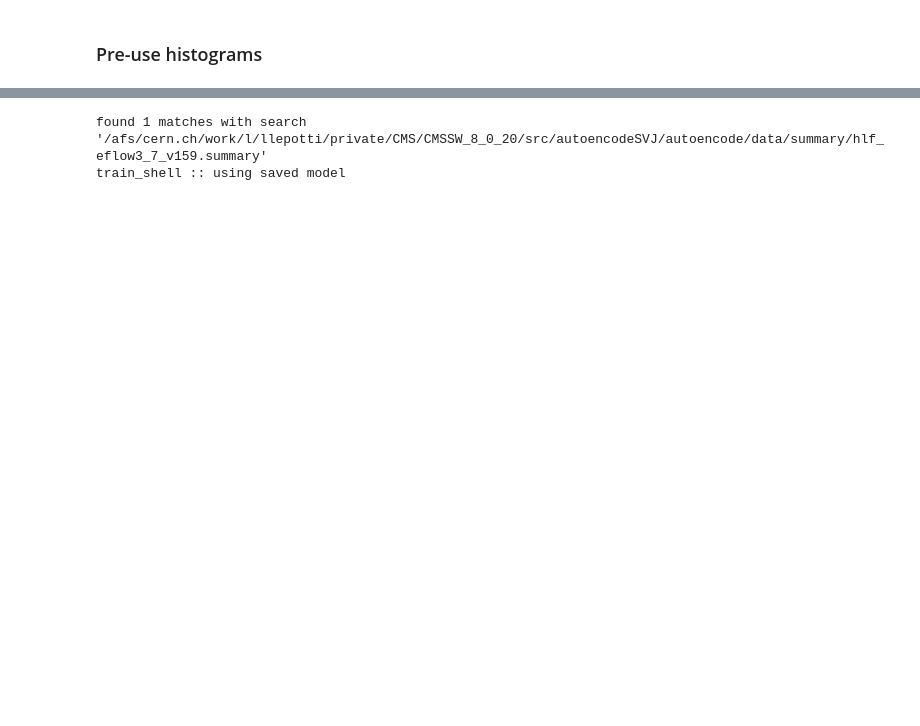
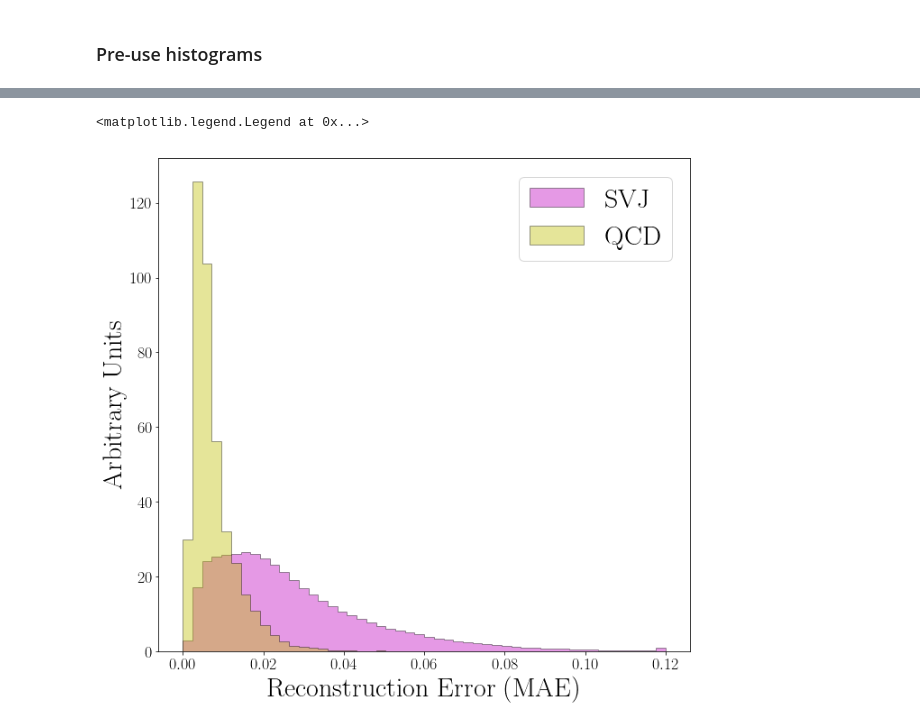
Before and after one commit to luclepot/SVJ, a Jupyter notebook: newplots.ipynb, the cells around one changed output, grey strips where cells are left out. Saved outputs shown, nothing was run; the diff lists cells and outputs as text; code cells hidden in the pictures; blank space fills up the shorter version.

```diff
--- a/newplots.ipynb
+++ b/newplots.ipynb
@@ -411,5 +427,75 @@ for x in axs[i:]:
-# %%
-e = ev.ae_evaluation('hlf_eflow3_7_v159')
-# %% [output]
-found 1 matches with search '/afs/cern.ch/work/l/llepotti/private/CMS/CMSSW_8_0_20/src/autoencodeSVJ/autoencode/data/summary/hlf_eflow3_7_v159.summary'
-train_shell :: using saved model
+# %%
+data = converter({'Z': signal_err, 'qcd': errors['qcd']})
+data.pop('mse')
+bins=50
+ylabel=None
+normed=1
+xlog=False
+ylog=False
+pileup=True
+rng=(0, 0.12)
+
+#     recon_kwd = '(Reconstructed)'
+#     data = plotdata(e.errs_dict, names=names, drop=drop)
+
+fs = 18
+plt.rcParams['font.family'] = 'serif'
+plt.rcParams['figure.autolayout'] = True
+plt.rcParams['xtick.labelsize']=fs
+plt.rcParams['ytick.labelsize']=fs
+matplotlib.rcParams.update({'font.size': 30})
+
+#     rows, cols = (1,1)
+f, ax = plt.subplots(1, 1, figsize=(2*m1, 2*m2))
+
+#     f.suptitle("Input Variables", y=1.02, fontsize=30)
+ogbins = bins
+
+for d,v in data.items():
+    if 'bins' in var_styles[d]:
+        bins = var_styles[d].pop('bins')
+    else:
+        bins = ogbins
+
+    if 'range' in var_styles[d]:
+        rng = var_styles[d].pop('range')
+    elif rng is None:
+        rng = map(lambda f: f(map(f, v.values())), [min, max])
+
+
+#         keys = reversed(sorted([k for k in v.keys() if len(k.split()) == 1]) + sorted([k for k in v.keys() if len(k.split()) > 1]))
+    for k in v.keys():
+
+        datum = v[k]
+
+        if pileup:
+            datum[datum < rng[0]] = rng[0]
+            datum[datum > rng[1]] = rng[1]
+        nbins = bins
+        if xlog:
+            nbins = np.geomspace(rng[0], rng[1], bins)
+
+        style = styles[k].copy()
+
+#             style['alpha'] = 0.3
+        ax.hist(datum, range=rng,bins=nbins, normed=normed, **style)
+
+        var_style = var_styles[d].copy()
+        if 'Variable' in var_style['xlabel']:
+            var_style['xlabel'] = "EFP " + var_style['xlabel']
+
+        ax.set_xlabel(**(var_style))
+#             ax.set_yscale('log')
+        if xlog:
+            ax.set_xscale('log')
+        if ylog:
+            ax.set_yscale('log', nonposy='clip')
+        if ylabel is not None:
+            ax.set_ylabel(ylabel)
+
+ax.set_ylabel('Arbitrary Units')
+handles,labels = ax.get_legend_handles_labels()
+plt.figlegend(handles, labels, loc=(.7,.80), fontsize=30)
+# %% [output]
+<matplotlib.legend.Legend at 0x...>
+[figure, added]
```
Also changed, not shown: parts of 20 cells of this notebook.
